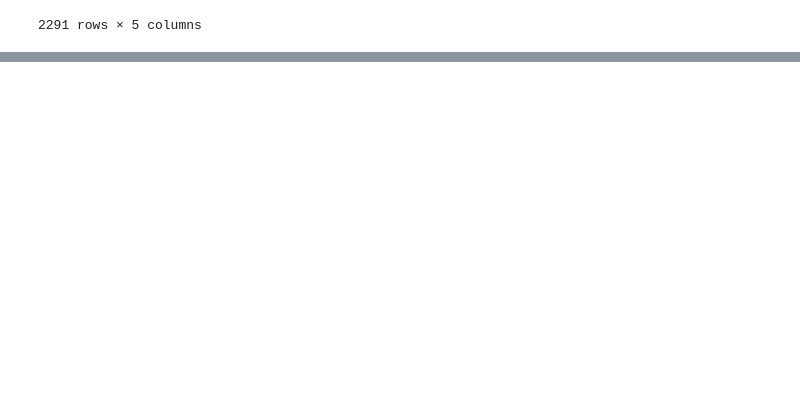
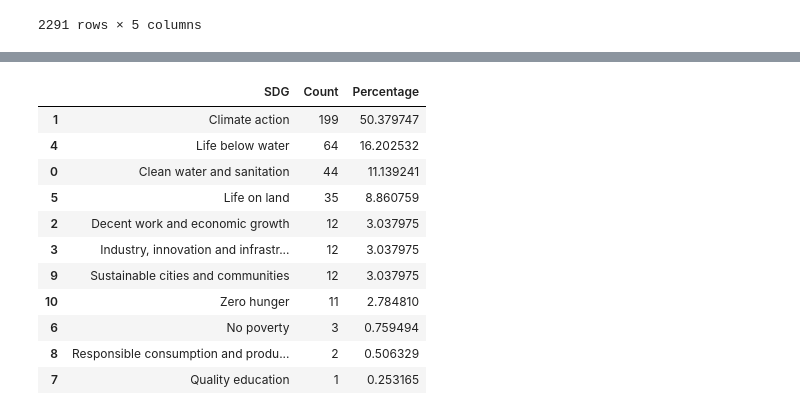
Before and after one commit to poppy-nicolette/IPCC_corpus, a Jupyter notebook: Corpus/descriptive_analysis/descriptive_analysis.ipynb, the cells around one changed output, grey strips where cells are left out. Drawn from its saved outputs; the diff is of its cells as text; code cells hidden in the pictures; blank space fills up the shorter version.

```diff
--- a/Corpus/descriptive_analysis/descriptive_analysis.ipynb
+++ b/Corpus/descriptive_analysis/descriptive_analysis.ipynb
@@ -312,0 +331,24 @@ Length of author list: 34344
+# %%
+cluster2_df = pd.read_excel("/Users/poppyriddle/Documents/Github/IPCC_corpus/Corpus/descriptive_analysis/data/cluster_2.xlsx")
+cluster2_df
+sdg_count = pd.DataFrame(cluster2_df.groupby(['sdg'])['sdg'].count()).unstack()
+sdg_count = sdg_count.reset_index()
+sdg_count = sdg_count.drop(columns=['level_0'])
+sdg_count = sdg_count.rename(columns={'sdg':'SDG',0:'Count'})
+sdg_count = sdg_count.sort_values('Count', ascending=False)
+sdg_count['Percentage'] = sdg_count['Count'].apply(lambda x:x/(sum(sdg_count['Count']))*100)
+sdg_count.to_excel("tables/sdgs_cluster2.xlsx")
+sdg_count
+# %% [output]
+|  | SDG | Count | Percentage |
+| 1 | Climate action | 199 | 50.379747 |
+| 4 | Life below water | 64 | 16.202532 |
+| 0 | Clean water and sanitation | 44 | 11.139241 |
+| 5 | Life on land | 35 | 8.860759 |
+| 2 | Decent work and economic growth | 12 | 3.037975 |
+| 3 | Industry, innovation and infrastr... | 12 | 3.037975 |
+| 9 | Sustainable cities and communities | 12 | 3.037975 |
+| 10 | Zero hunger | 11 | 2.784810 |
+| 6 | No poverty | 3 | 0.759494 |
+| 8 | Responsible consumption and produ... | 2 | 0.506329 |
+| 7 | Quality education | 1 | 0.253165 |
```
Also changed, not shown: parts of 3 cells of this notebook, 19 other files.
